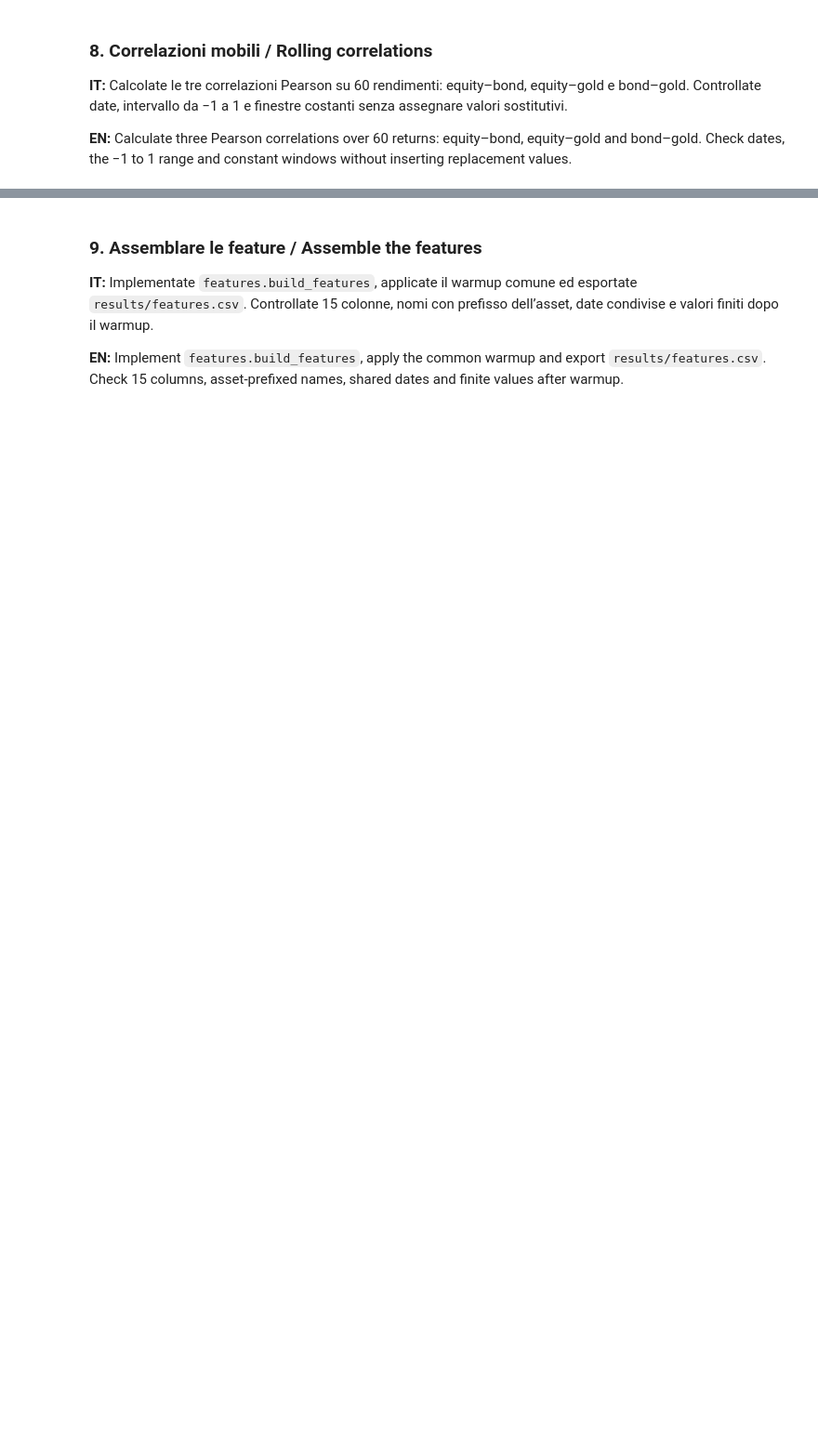
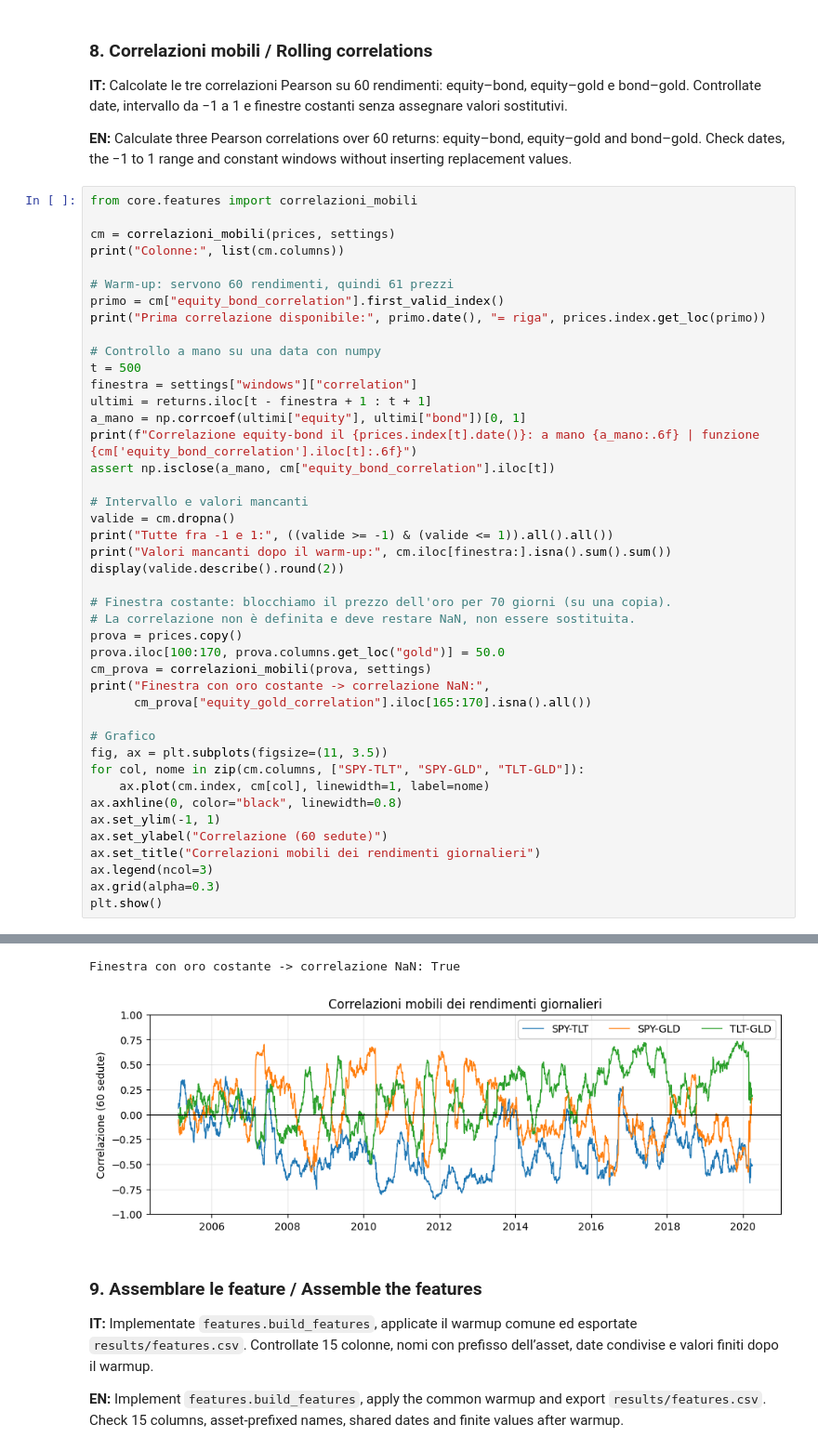
Before and after one commit to Tartaluca21/market-regime-explorer-SF, a Jupyter notebook: notebooks/01_data_and_features.ipynb, the cells around one changed output, grey strips where cells are left out. Shown at 93% size. Drawn from its saved outputs; the diff is of its cells as text; blank space fills up the shorter version.

```diff
--- a/notebooks/01_data_and_features.ipynb
+++ b/notebooks/01_data_and_features.ipynb
@@ -326,3 +429,47 @@ df originale invariato: True
 **IT:** Calcolate le tre correlazioni Pearson su 60 rendimenti: equity–bond, equity–gold e bond–gold. Controllate date, intervallo da −1 a 1 e finestre costanti senza assegnare valori sostitutivi.
 
 **EN:** Calculate three Pearson correlations over 60 returns: equity–bond, equity–gold and bond–gold. Check dates, the −1 to 1 range and constant windows without inserting replacement values.
+# %%
+from core.features import correlazioni_mobili
+
+cm = correlazioni_mobili(prices, settings)
+print("Colonne:", list(cm.columns))
+
+# Warm-up: servono 60 rendimenti, quindi 61 prezzi
+primo = cm["equity_bond_correlation"].first_valid_index()
+print("Prima correlazione disponibile:", primo.date(), "= riga", prices.index.get_loc(primo))
+
+# Controllo a mano su una data con numpy
+t = 500
+finestra = settings["windows"]["correlation"]
+ultimi = returns.iloc[t - finestra + 1 : t + 1]
+a_mano = np.corrcoef(ultimi["equity"], ultimi["bond"])[0, 1]
+print(f"Correlazione equity-bond il {prices.index[t].date()}: a mano {a_mano:.6f} | funzione {cm['equity_bond_correlation'].iloc[t]:.6f}")
+assert np.isclose(a_mano, cm["equity_bond_correlation"].iloc[t])
+
+# Intervallo e valori mancanti
+valide = cm.dropna()
+print("Tutte fra -1 e 1:", ((valide >= -1) & (valide <= 1)).all().all())
+print("Valori mancanti dopo il warm-up:", cm.iloc[finestra:].isna().sum().sum())
+display(valide.describe().round(2))
+
+# Finestra costante: blocchiamo il prezzo dell'oro per 70 giorni (su una copia).
+# La correlazione non è definita e deve restare NaN, non essere sostituita.
+prova = prices.copy()
+prova.iloc[100:170, prova.columns.get_loc("gold")] = 50.0
+cm_prova = correlazioni_mobili(prova, settings)
+print("Finestra con oro costante -> correlazione NaN:",
+      cm_prova["equity_gold_correlation"].iloc[165:170].isna().all())
+
+# Grafico
+fig, ax = plt.subplots(figsize=(11, 3.5))
+for col, nome in zip(cm.columns, ["SPY-TLT", "SPY-GLD", "TLT-GLD"]):
+    ax.plot(cm.index, cm[col], linewidth=1, label=nome)
+ax.axhline(0, color="black", linewidth=0.8)
+ax.set_ylim(-1, 1)
+ax.set_ylabel("Correlazione (60 sedute)")
+ax.set_title("Correlazioni mobili dei rendimenti giornalieri")
+ax.legend(ncol=3)
+ax.grid(alpha=0.3)
+plt.show()
+# %% [output]
@@ -329,3 +490,5 @@ df originale invariato: True
+Finestra con oro costante -> correlazione NaN: True
+[figure, added]
 # %% [markdown]
 ### 9. Assemblare le feature / Assemble the features
 
```
Also changed, not shown: parts of 5 cells of this notebook, 1 other file.
